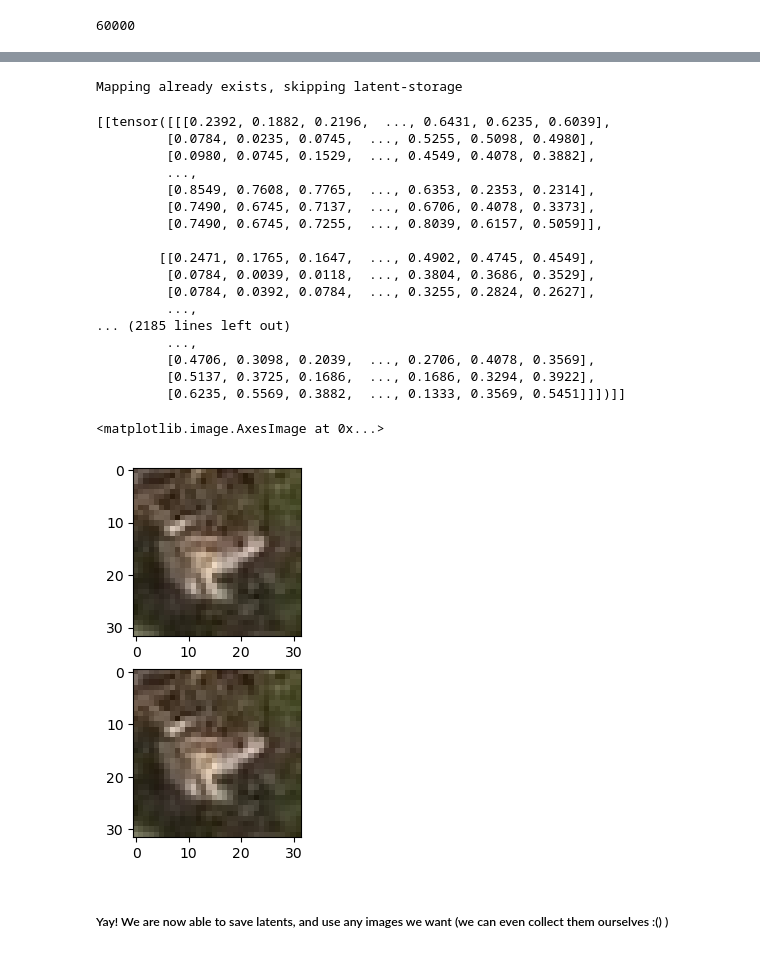
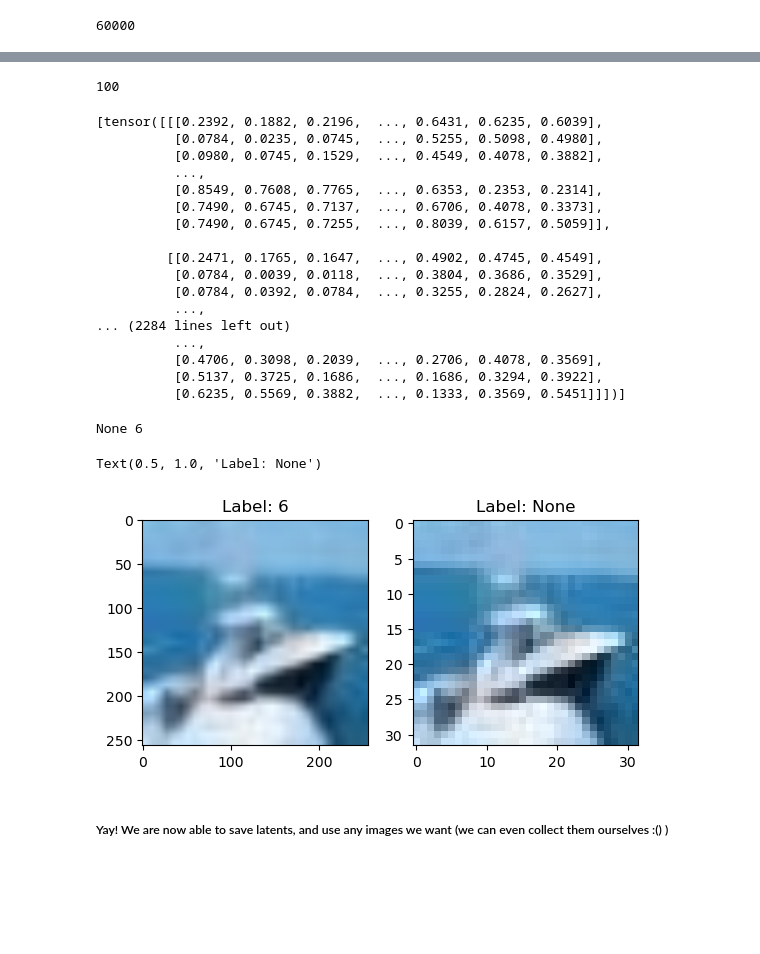
Before and after one commit to chuckles201/ResearchCyclePipe, a Jupyter notebook: examples.ipynb, the cells around one changed output, grey strips where cells are left out. Cells and saved outputs as stored; diff of their text form; code cells hidden in the pictures; blank space fills up the shorter version.

Commit message:
Added label-capacity, fixed bugs

```diff
--- a/examples.ipynb
+++ b/examples.ipynb
@@ -198,48 +212,70 @@ torch.Size([3, 32, 32])
 # %%
 # testing latent-storage
 from make_latents import store_latents
+from dataloader import save_raw_labels
 
 model_identity = lambda x: x
 
+print(len(dataset))
 store_latents(dataset,'latent_folder',model_identity)
 # %% [output]
-Mapping already exists, skipping latent-storage
+100
+# %%
+import os
+full_path = os.path.join('latent_folder','latent_storage.pt')
+imgs_file = torch.load(full_path)
+
+# loading from correct index,
+# need [0] for base-list
+image = imgs_file[0]
+
+image
+# %% [output]
+[tensor([[[0.2392, 0.1882, 0.2196,  ..., 0.6431, 0.6235, 0.6039],
+          [0.0784, 0.0235, 0.0745,  ..., 0.5255, 0.5098, 0.4980],
+          [0.0980, 0.0745, 0.1529,  ..., 0.4549, 0.4078, 0.3882],
+          ...,
+          [0.8549, 0.7608, 0.7765,  ..., 0.6353, 0.2353, 0.2314],
+          [0.7490, 0.6745, 0.7137,  ..., 0.6706, 0.4078, 0.3373],
+          [0.7490, 0.6745, 0.7255,  ..., 0.8039, 0.6157, 0.5059]],
+
+         [[0.2471, 0.1765, 0.1647,  ..., 0.4902, 0.4745, 0.4549],
+          [0.0784, 0.0039, 0.0118,  ..., 0.3804, 0.3686, 0.3529],
+          [0.0784, 0.0392, 0.0784,  ..., 0.3255, 0.2824, 0.2627],
+          ...,
+... (2284 lines left out)
+          ...,
+          [0.4706, 0.3098, 0.2039,  ..., 0.2706, 0.4078, 0.3569],
+          [0.5137, 0.3725, 0.1686,  ..., 0.1686, 0.3294, 0.3922],
+          [0.6235, 0.5569, 0.3882,  ..., 0.1333, 0.3569, 0.5451]]])]
 # %%
 from dataloader import ImageDataset
 
 # testing whether our latents worked
 transform = torchvision.transforms.Compose([
-    torchvision.transforms.Resize([32,32]),
+    torchvision.transforms.Resize([256,256]),
     torchvision.transforms.ToTensor()
 ])
 
 # now, loading both types of data
 # to see if our latent-storer worked!
-dataset1 = ImageDataset(transform,'hello','jpg',False)
-dataset2 = ImageDataset(transform,'hello','jpg',True,'latent_folder')
+dataset1 = ImageDataset(transform,'hello',im_extension='jpg',use_latents=False,label_folder='label_folder')
+dataset2 = ImageDataset(transform,'hello',None,'jpg',True,'latent_folder')
 
-fig,axes = plt.subplots(2,1)
-axes[0].imshow(dataset1[22].permute(1,2,0))
-axes[1].imshow(dataset2[22].permute(1,2,0))
+fig,axes = plt.subplots(1,2)
+
+print(dataset2[0][1],dataset1[0][1])
+axes[0].imshow(dataset1[8][0].permute(1,2,0))
+axes[1].imshow(dataset2[8][0].permute(1,2,0))
+
+
+axes[0].set_title(f"Label: {dataset1[0][1]}")
+axes[1].set_title(f"Label: {dataset2[0][1]}")
+
+# 2nd has a transform, 1st is raw...
 # %% [output]
-[[tensor([[[0.2392, 0.1882, 0.2196,  ..., 0.6431, 0.6235, 0.6039],
-         [0.0784, 0.0235, 0.0745,  ..., 0.5255, 0.5098, 0.4980],
-         [0.0980, 0.0745, 0.1529,  ..., 0.4549, 0.4078, 0.3882],
-         ...,
-         [0.8549, 0.7608, 0.7765,  ..., 0.6353, 0.2353, 0.2314],
-         [0.7490, 0.6745, 0.7137,  ..., 0.6706, 0.4078, 0.3373],
-         [0.7490, 0.6745, 0.7255,  ..., 0.8039, 0.6157, 0.5059]],
-
-        [[0.2471, 0.1765, 0.1647,  ..., 0.4902, 0.4745, 0.4549],
-         [0.0784, 0.0039, 0.0118,  ..., 0.3804, 0.3686, 0.3529],
-         [0.0784, 0.0392, 0.0784,  ..., 0.3255, 0.2824, 0.2627],
-         ...,
-... (2185 lines left out)
-         ...,
-         [0.4706, 0.3098, 0.2039,  ..., 0.2706, 0.4078, 0.3569],
-         [0.5137, 0.3725, 0.1686,  ..., 0.1686, 0.3294, 0.3922],
-         [0.6235, 0.5569, 0.3882,  ..., 0.1333, 0.3569, 0.5451]]])]]
+None 6
-<matplotlib.image.AxesImage at 0x...>
+Text(0.5, 1.0, 'Label: None')
-[figure, old version]
+[figure, new version]
 # %% [markdown]
 ##### Yay! We are now able to save latents, and use any images we want (we can even collect them ourselves :() )
```
Also changed, not shown: parts of 6 cells of this notebook, 2 other files.
